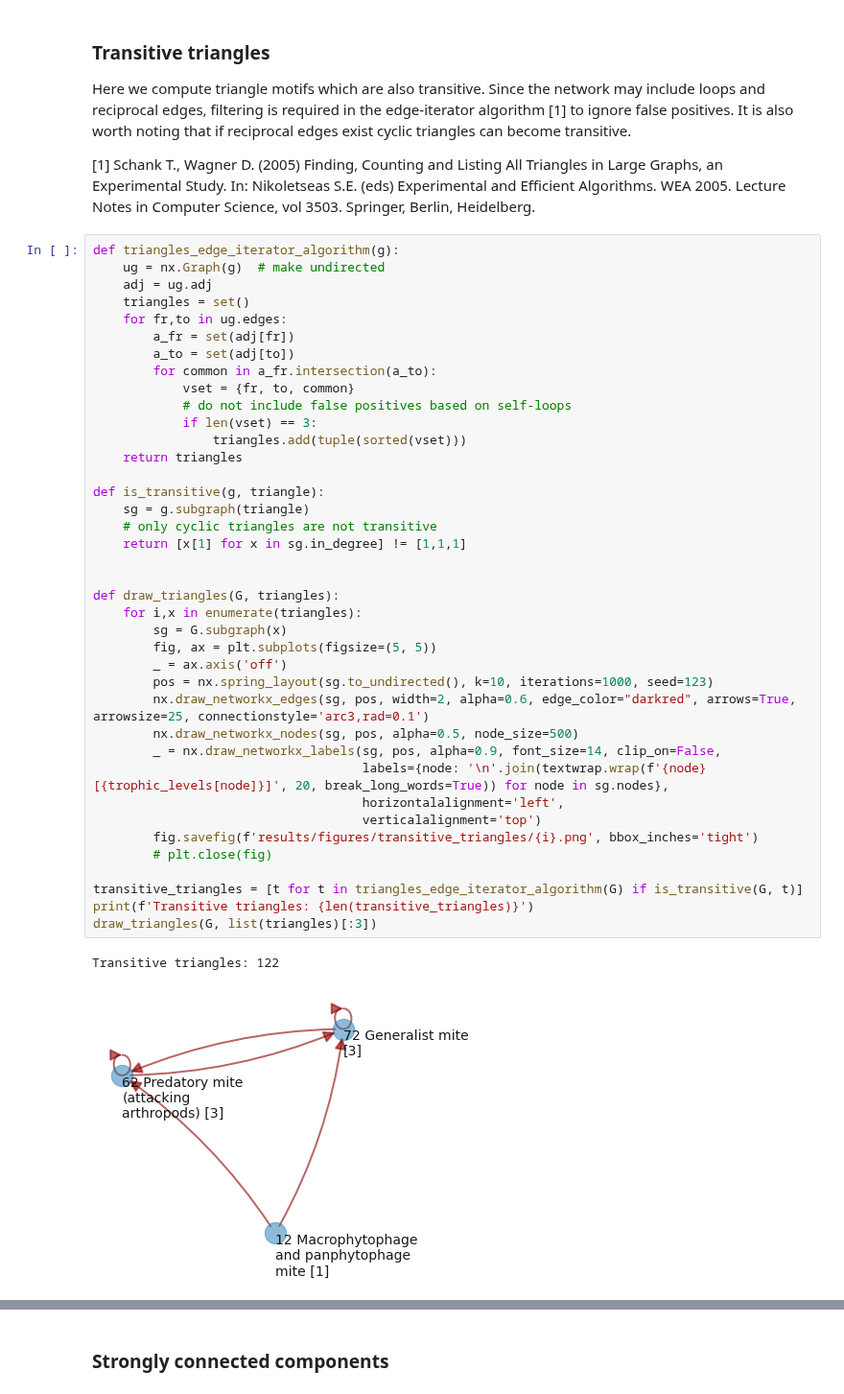
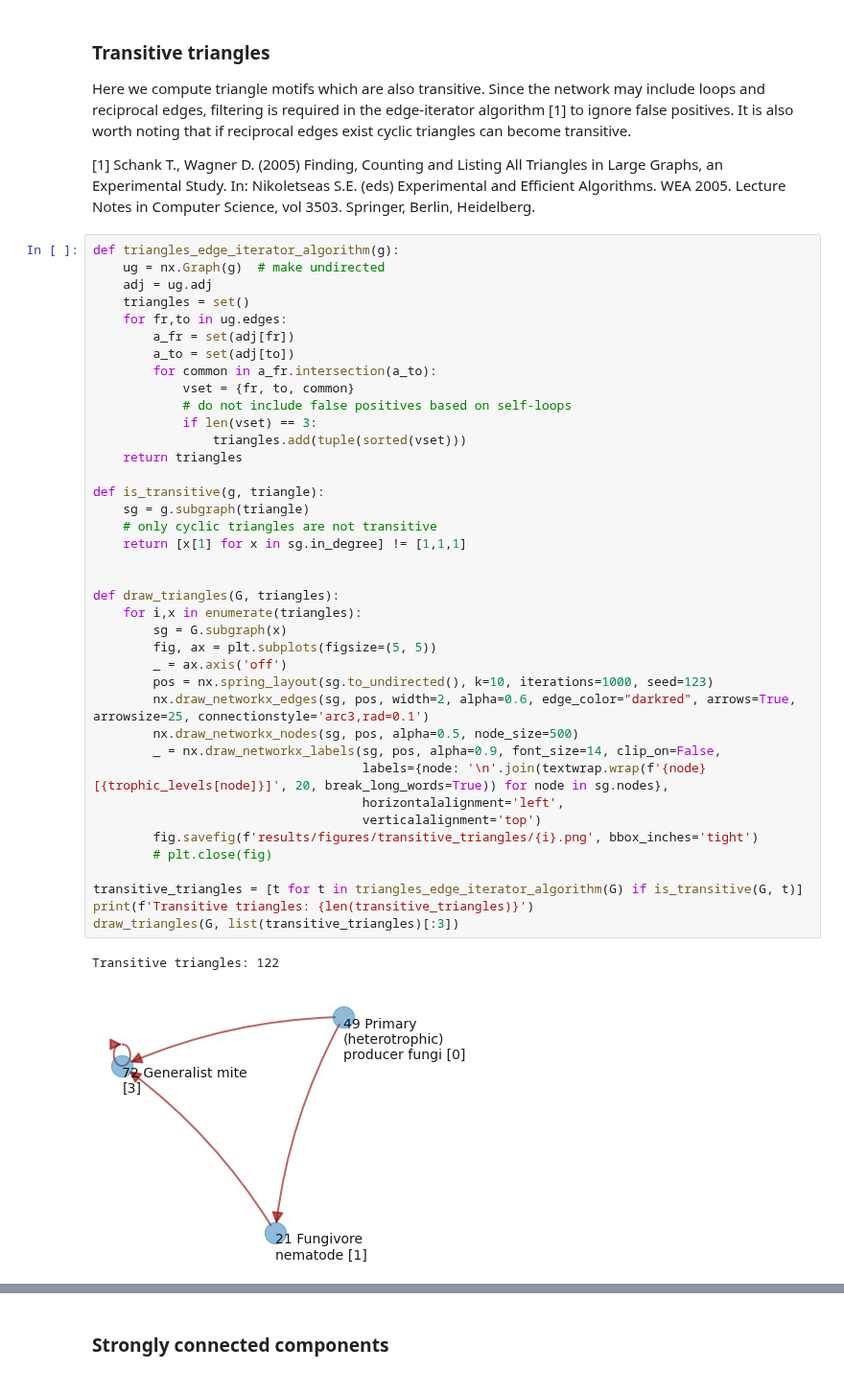
Before and after one commit to MartinMarzi/BEFANA, a Jupyter notebook: 3-network analysis.ipynb, the cells around one changed output, grey strips where cells are left out. Shown at 96% size. Cells and saved outputs as stored; diff of their text form.

```diff
--- a/3-network analysis.ipynb
+++ b/3-network analysis.ipynb
@@ -163,32 +165,32 @@ def triangles_edge_iterator_algorithm(g):
             # do not include false positives based on self-loops
             if len(vset) == 3:
                 triangles.add(tuple(sorted(vset)))
     return triangles
 
 def is_transitive(g, triangle):
     sg = g.subgraph(triangle)
     # only cyclic triangles are not transitive
     return [x[1] for x in sg.in_degree] != [1,1,1]
 
 
 def draw_triangles(G, triangles):
     for i,x in enumerate(triangles):
         sg = G.subgraph(x)
         fig, ax = plt.subplots(figsize=(5, 5))
         _ = ax.axis('off')
         pos = nx.spring_layout(sg.to_undirected(), k=10, iterations=1000, seed=123)
         nx.draw_networkx_edges(sg, pos, width=2, alpha=0.6, edge_color="darkred", arrows=True, arrowsize=25, connectionstyle='arc3,rad=0.1')
         nx.draw_networkx_nodes(sg, pos, alpha=0.5, node_size=500)
         _ = nx.draw_networkx_labels(sg, pos, alpha=0.9, font_size=14, clip_on=False,
                                     labels={node: '\n'.join(textwrap.wrap(f'{node} [{trophic_levels[node]}]', 20, break_long_words=True)) for node in sg.nodes},
                                     horizontalalignment='left',
                                     verticalalignment='top')
         fig.savefig(f'results/figures/transitive_triangles/{i}.png', bbox_inches='tight')
         # plt.close(fig)
 
 transitive_triangles = [t for t in triangles_edge_iterator_algorithm(G) if is_transitive(G, t)]
 print(f'Transitive triangles: {len(transitive_triangles)}')
-draw_triangles(G, list(triangles)[:3])
+draw_triangles(G, list(transitive_triangles)[:3])
 # %% [output]
 Transitive triangles: 122
-[figure, old version]
+[figure, new version]
```
Also changed, not shown: parts of 7 cells of this notebook.
